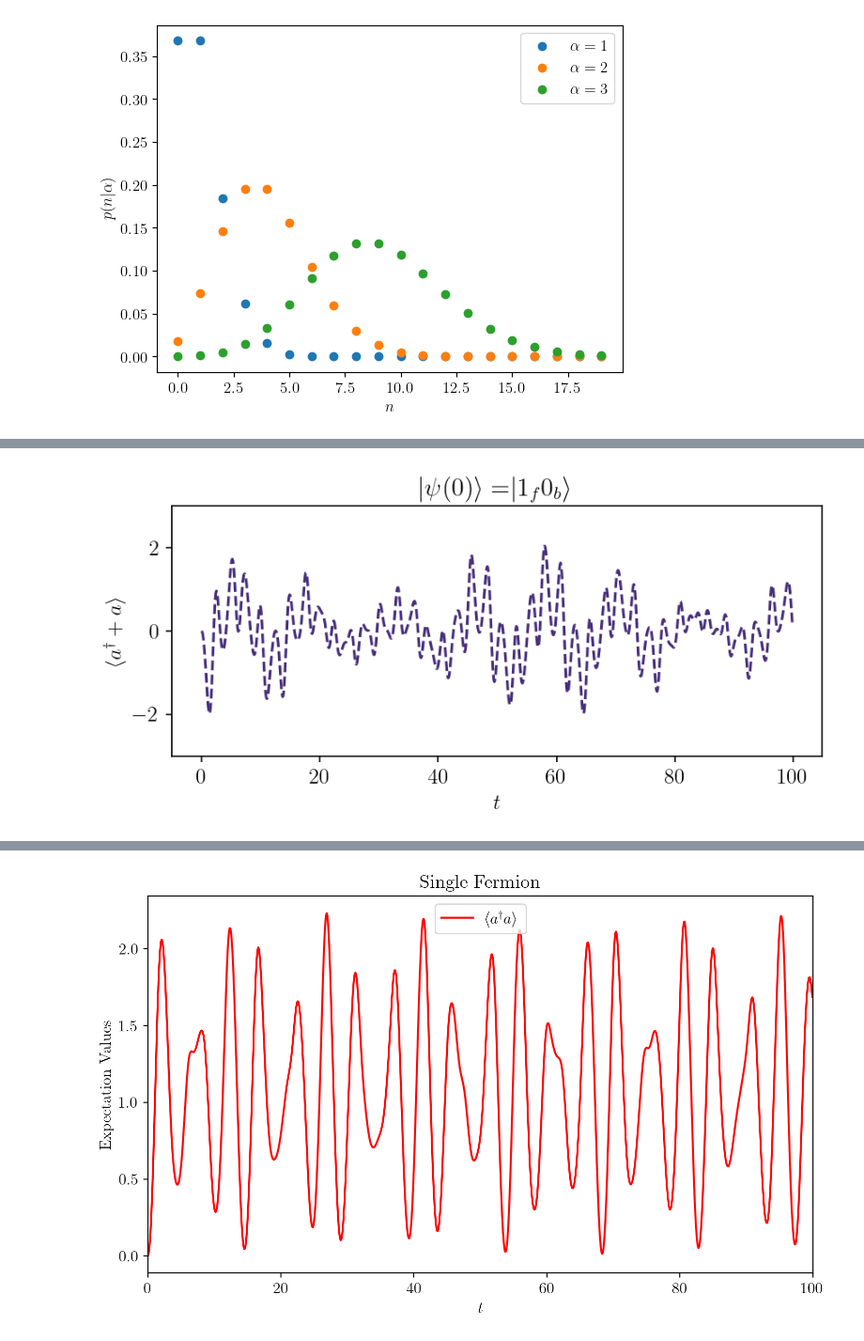
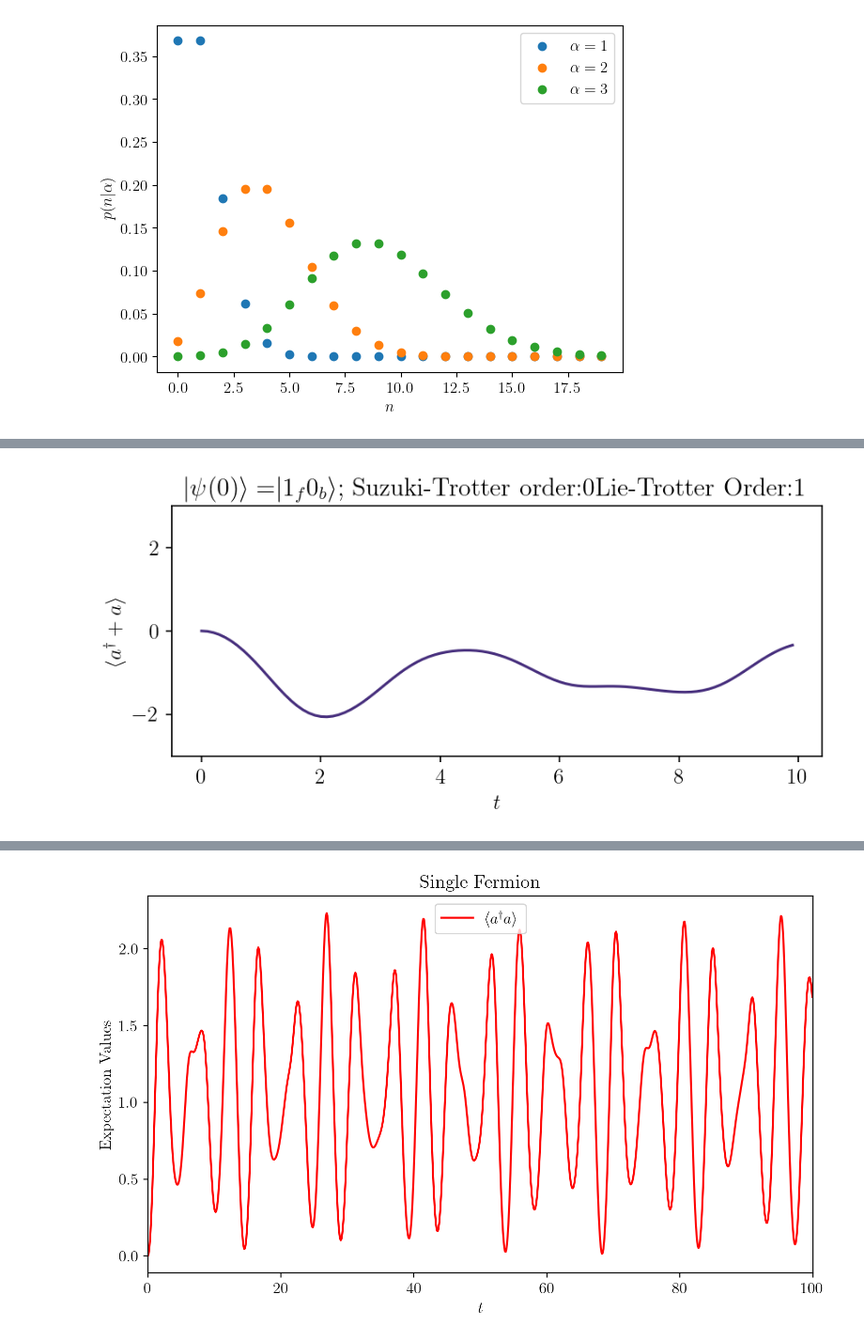
Before and after one commit to cgustin99/OpenParticle, a Jupyter notebook: models/Yukawa/static_yukawa_sv_sim.ipynb, the cells around one changed output, grey strips where cells are left out. Shown at 94% size. Cells and saved outputs as stored; diff of their text form; code cells hidden in the pictures.

Commit message:
Working trotter code

```diff
--- a/models/Yukawa/static_yukawa_sv_sim.ipynb
+++ b/models/Yukawa/static_yukawa_sv_sim.ipynb
@@ -235,14 +280,20 @@ def get_plot_title(fermion_state, boson_state):
 # %%
 fermion_state = 'single_fermion'
 boson_state = 'zero_boson'
-Lambda = 3
-trotterization_approximation = 'exact'
-operator_expectation = 'number_op_boson'
-t_arr = np.arange(0, 100, 0.1)
+Lambda = 7
+order = 2
+num_steps = 15
+# operator_expectation = 'number_op_boson'
+operator_expectation = 'position_op'
+t_arr = np.arange(0, 10, 0.1)
 
-exp_vals = compute_expectation_values_t(
-    fermion_state, boson_state, Lambda, trotterization_approximation, operator_expectation, t_arr
+exp_vals_trotterized = compute_expectation_values_t(
+    fermion_state, boson_state, Lambda, order, num_steps, operator_expectation, t_arr
 )
+
+exp_vals_exact = compute_expectation_values_t(
+    fermion_state, boson_state, Lambda, 0, 1, operator_expectation, t_arr
+)
 # %%
 plt.figure(figsize=(6, 3), dpi=150)
 
@@ -328,42 +382,36 @@ plt.legend()
 <matplotlib.legend.Legend at 0x...>
 [figure]
 # %%
-t_arr = np.arange(0, 100, 0.1)
+t_arr = np.arange(0, 10, 0.1)
 Lambda_max = 2**4
 
-for fermion_state in ['single_fermion', 'plus_fermion']:
-    for boson_state in ['zero_boson', 'coherent_boson']:
-        for Lambda in [3, 5, 10]:
-            for trotterization_approximation in ['first_order', 'second_order', 'exact']:
-                for operator_expectation in ['number_op_boson', 'position_op']:
-                    exp_vals = compute_expectation_values_t(
-                        fermion_state, boson_state, Lambda, trotterization_approximation, operator_expectation, t_arr
-                    )
+for fermion_state in ['single_fermion']:
+    for boson_state in ['zero_boson']:
+        for Lambda in [10]:
+            for suzuki_trotter_order in [0, 1, 2]:
+                for lie_trotter_order in [1, 2, 3]:
+                    for operator_expectation in ['number_op_boson', 'position_op']:
+                        exp_vals = compute_expectation_values_t(
+                            fermion_state, boson_state, Lambda, suzuki_trotter_order, lie_trotter_order, operator_expectation, t_arr
+                        )
 
 
-                    if trotterization_approximation == 'exact':
-                        linestyle = 'solid'
-                    elif trotterization_approximation == 'first_order':
-                        linestyle = 'dashed'
-                    elif trotterization_approximation == 'second_order':
-                        linestyle = 'dotted'
+                        cmap = mpl.colormaps['viridis']
+                        norm = mpl.colors.Normalize(vmin=1, vmax=Lambda_max)
 
-                    cmap = mpl.colormaps['viridis']
-                    norm = mpl.colors.Normalize(vmin=1, vmax=Lambda_max)
-
-                    plt.figure(figsize=(6, 3), dpi=150)
-                    plt.plot(t_arr, exp_vals, linestyle = linestyle, color = cmap(norm(Lambda)))
-                    plt.ylabel(
-                        get_plot_y_label(operator_expectation)
-                    )
-                    plt.ylim(-Lambda, Lambda)
-                    plt.title(get_plot_title(fermion_state, boson_state))
-                    plt.xlabel(r'$t$')
-                    plt.tight_layout()
-                    plt.savefig(
-                        './static_yukawa_plots/' + fermion_state + " " + boson_state + " " +
-                        trotterization_approximation + " " + operator_expectation + " " +
-                        'Lambda_' + str(Lambda) + '.pdf'
-                                )
-                    plt.show()
+                        plt.figure(figsize=(6, 3), dpi=150)
+                        plt.plot(t_arr, exp_vals, linestyle = 'solid', color = cmap(norm(Lambda)))
+                        plt.ylabel(
+                            get_plot_y_label(operator_expectation)
+                        )
+                        plt.ylim(-Lambda, Lambda)
+                        plt.title(get_plot_title(fermion_state, boson_state) + '; Suzuki-Trotter order:' + str(suzuki_trotter_order) + 'Lie-Trotter Order:' + str(lie_trotter_order))
+                        plt.xlabel(r'$t$')
+                        plt.tight_layout()
+                        # plt.savefig(
+                        #     './static_yukawa_plots/' + fermion_state + " " + boson_state + " " +
+                        #     trotterization_approximation + " " + operator_expectation + " " +
+                        #     'Lambda_' + str(Lambda) + '.pdf'
+                        #             )
+                        plt.show()
 # %% [output]
@@ -371 +419 @@ for fermion_state in ['single_fermion', 'plus_fermion']:
-[figure, old version]
+[figure, new version]
```
Also changed, not shown: parts of 6 cells of this notebook.
